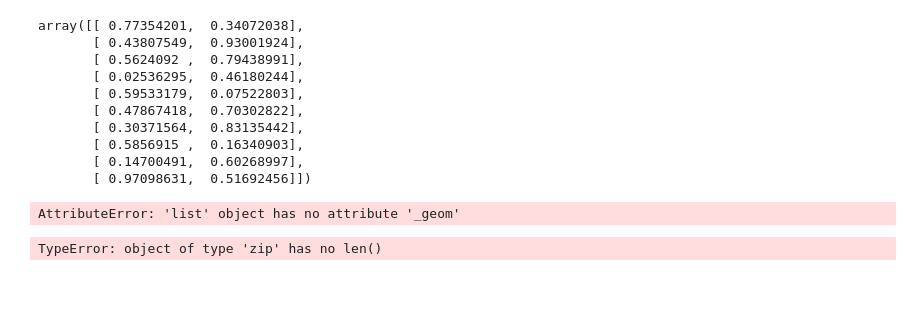
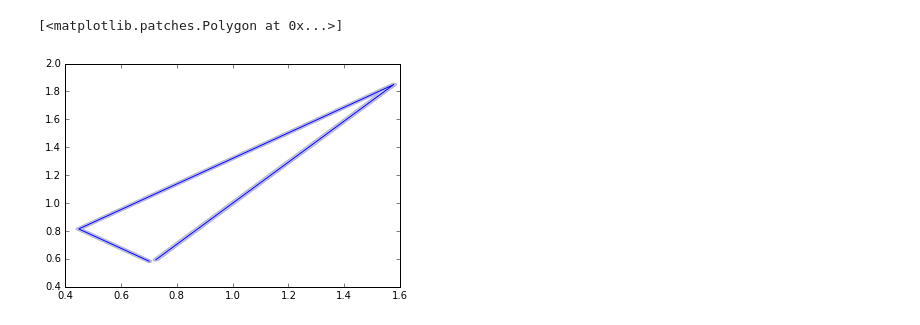
Before and after one commit to vnygard/python4geosciences-hw, a Jupyter notebook: hw05-solution-nygard.ipynb, the cells around one changed output. Saved outputs shown, nothing was run; the diff lists cells and outputs as text; code cells hidden in the pictures; blank space fills up the shorter version.

```diff
--- a/hw05-solution-nygard.ipynb
+++ b/hw05-solution-nygard.ipynb
@@ -80,14 +112 @@ for indices in vor.regions:
 [figure]
-# %%
-arr
-# %% [output]
-array([[ 0.77354201,  0.34072038],
-       [ 0.43807549,  0.93001924],
-       [ 0.5624092 ,  0.79438991],
-       [ 0.02536295,  0.46180244],
-       [ 0.59533179,  0.07522803],
-       [ 0.47867418,  0.70302822],
-       [ 0.30371564,  0.83135442],
-       [ 0.5856915 ,  0.16340903],
-       [ 0.14700491,  0.60268997],
-       [ 0.97098631,  0.51692456]])
@@ -102,39 +113,17 @@ array([[ 0.77354201,  0.34072038],
-# %%
-dialated = []
-
-points_001 = shapely.geometry.MultiPoint(arr).buffer(0.001)
-points_01 = shapely.geometry.MultiPoint(arr).buffer(0.01)
-points_1 = shapely.geometry.MultiPoint(arr).buffer(0.1)
-
-overlap_001 = shapely.ops.linemerge(points_001.boundary)
-
-intersection_001 = [poly.intersects(vor.regions) for poly in overlap_001]
-
-# vor.vertices[indices, 0], vor.vertices[indices, 1]
-
-fig = plt.figure(figsize=(12, 4))
-ax = fig.add_subplot(131)
-ax.set_title('0.001 Buffer Zone')
-plt.plot(arr[:, 0], arr[:, 1], '.k')
-plt.fill(*intersection_001, alpha=0.2)
-
-ax2 = fig.add_subplot(132)
-ax2.set_title('0.01 Buffer Zone')
-plt.plot(arr[:, 0], arr[:, 1], '.k')
-
-ax3 = fig.add_subplot(133)
-ax3.set_title('0.1 Buffer Zone')
-plt.plot(arr[:, 0], arr[:, 1], '.k')
-# %% [output]
-AttributeError: 'list' object has no attribute '_geom'
-# %%
-poly = []
-
-for indices in vor.regions:
-    if not indices: continue
-    if -1 in indices: continue
-    poly.append(zip(vor.vertices[indices, 0], vor.vertices[indices, 1]))
-
-bodies = shapely.geometry.Polygon(poly)
-# %% [output]
-TypeError: object of type 'zip' has no len()
+# %%
+# IGNORE THIS CELL FOR GRADING PURPOSES #
+xy = zip(vor.vertices[vor.regions[1], 0], vor.vertices[vor.regions[1], 1])
+line = shapely.geometry.LineString(xy)
+dialated = line.buffer(0.01)
+
+plt.plot(*line.xy)
+plt.fill(*dialated.boundary.xy, alpha=0.2)
+# plt.fill(vor.vertices[vor.regions[1], 0], vor.vertices[vor.regions[1], 1])
+
+# xy = zip(vor.regions)
+
+# poly = shapely.geometry.Polygon(xy)
+# IGNORE THIS CELL FOR GRADING PURPOSES #
+# %% [output]
+[<matplotlib.patches.Polygon at 0x...>]
+[figure, added]
```
Also changed, not shown: parts of 12 cells of this notebook.
